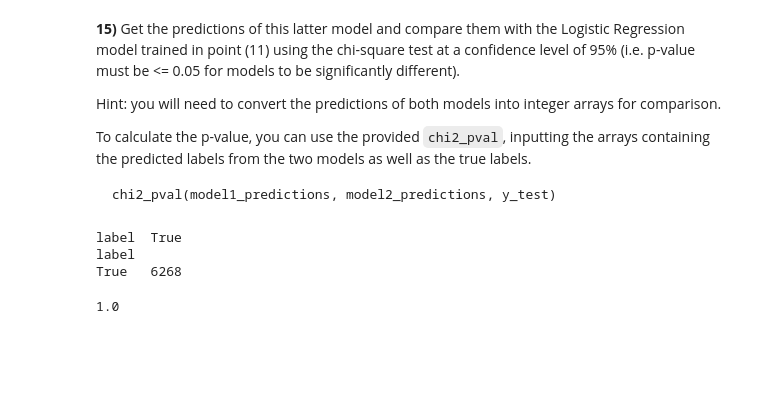
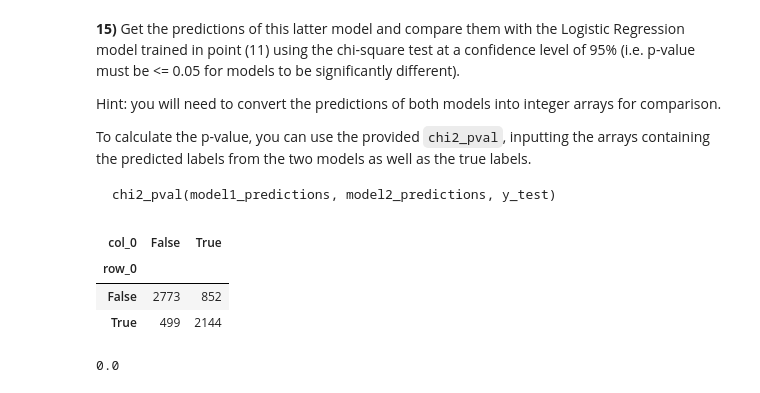
Before and after one commit to jcbraz/amazon-sentimental-analysis, a Jupyter notebook: notebook.ipynb, the cells around one changed output. Cells and saved outputs as stored; diff of their text form; code cells hidden in the pictures; blank space fills up the shorter version.

````diff
--- a/notebook.ipynb
+++ b/notebook.ipynb
@@ -308,6 +303,7 @@ chi2_pval(model1_predictions, model2_predictions, y_test)
 ```
 # %%
 from scipy.stats import chi2_contingency
+
 
 def chi2_pval(p1, p2, y_test):
     num_classes = len(np.unique(y_test))
@@ -318,28 +314,34 @@ def chi2_pval(p1, p2, y_test):
 
     # Construct contingency table
     contingency_table = pd.crosstab(model1_errors, model2_errors)
-    print(contingency_table)
+    display(contingency_table)
 
     # Calculate Chi-square test statistic and p-value
     q_statistic, p_value = chi2_contingency(contingency_table, correction=False)[:2]
-
     return p_value
-# %%
-swapped_label_dict = {value: key for key, value in label_dict.items()}
-int_lgre_predictions = [int(swapped_label_dict[pred]) for pred in predictions]
-int_mlp_predictions = [int(swapped_label_dict[pred]) for pred in mlp_predictions]
-int_y_test = [int(swapped_label_dict[pred]) for pred in y_test]
-
-# print(f"Logistic Regression predictions: {predictions[:5]}")
-# print(f"MLP predictions: {mlp_predictions}")
-# display(y_test)
-
-chi2_pval(int_lgre_predictions, int_mlp_predictions, y_test)
-# %% [output]
-label  True
-label
-True   6268
-1.0
+# %%
+from sklearn.preprocessing import LabelEncoder
+
+# Create an instance of LabelEncoder
+label_encoder = LabelEncoder()
+
+# Fit the encoder on all possible labels (i.e., the union of unique values in predictions and true labels)
+all_labels = np.unique(np.concatenate((predictions, mlp_predictions, y_test)))
+label_encoder.fit(all_labels)
+
+# Transform the predictions and true labels to integers
+int_lr_predictions = label_encoder.transform(predictions)
+int_mlp_predictions = label_encoder.transform(mlp_predictions)
+int_y_test = label_encoder.transform(y_test)
+
+
+chi2_pval(int_lr_predictions, int_mlp_predictions, int_y_test)
+# %% [output]
+| col_0 | False | True |
+| row_0 |  |  |
+| False | 2773 | 852 |
+| True | 499 | 2144 |
+0.0
 # %%
 from sklearn.metrics import classification_report
 
````
Also changed, not shown: parts of 3 cells of this notebook.
